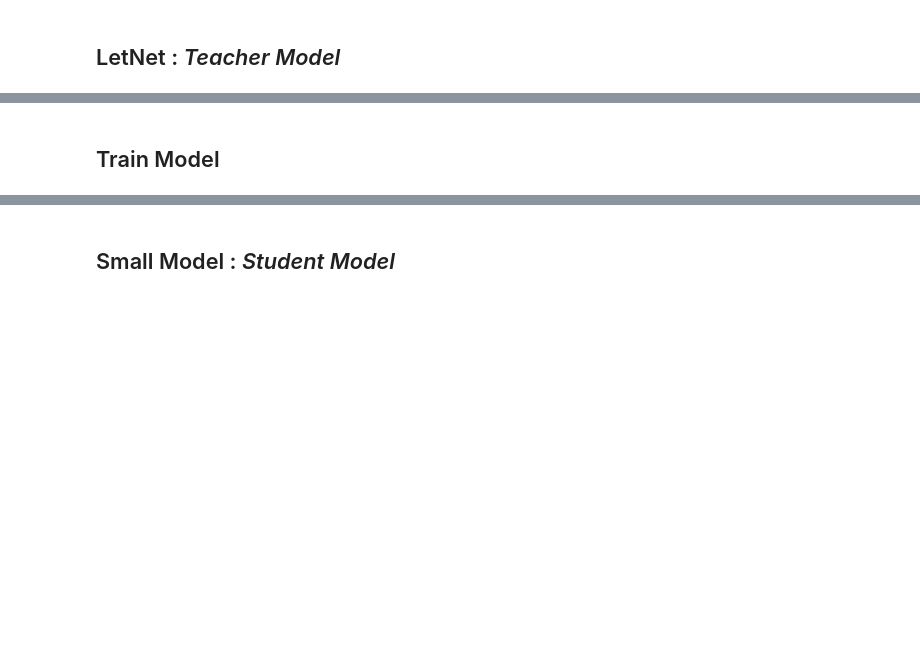
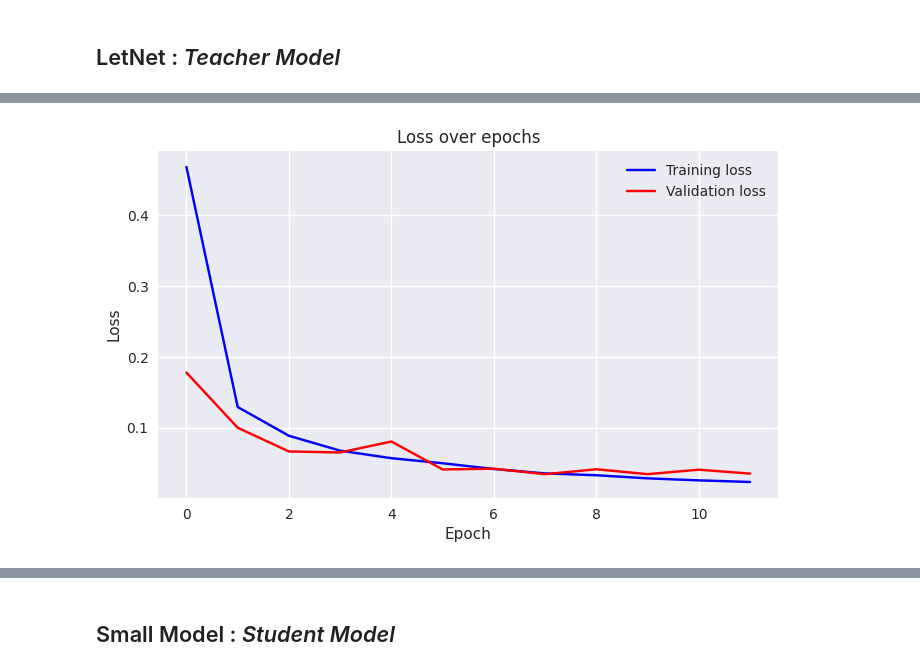
Before and after one commit to gamecicn/ECE661_FinalProject, a Jupyter notebook: notebooks/question1.ipynb, the cells around one changed output, grey strips where cells are left out. Drawn from its saved outputs; the diff is of its cells as text; code cells hidden in the pictures; blank space fills up the shorter version.

```diff
--- a/notebooks/question1.ipynb
+++ b/notebooks/question1.ipynb
@@ -258,3 +261,17 @@ class LeNet5(nn.Module):
         logits = self.model(x)
         probs = F.softmax(logits, dim=1)
         return logits, probs
+
+#================================================================================
+
+torch.manual_seed(RANDOM_SEED)
+
+LEARNING_RATE = 0.001
+N_EPOCHS = 12
+
+model = LeNet5(N_CLASSES).to(DEVICE)
+optimizer = torch.optim.Adam(model.parameters(), lr=LEARNING_RATE)
+criterion = nn.CrossEntropyLoss()
+
+model, optimizer, _ = training_loop(model, criterion, optimizer, train_loader, test_loader, N_EPOCHS, DEVICE)
+# %% [output]
@@ -261,2 +290 @@ class LeNet5(nn.Module):
+[figure, added]
-# %% [markdown]
-## Train Model
```
Also changed, not shown: parts of 7 cells of this notebook.
